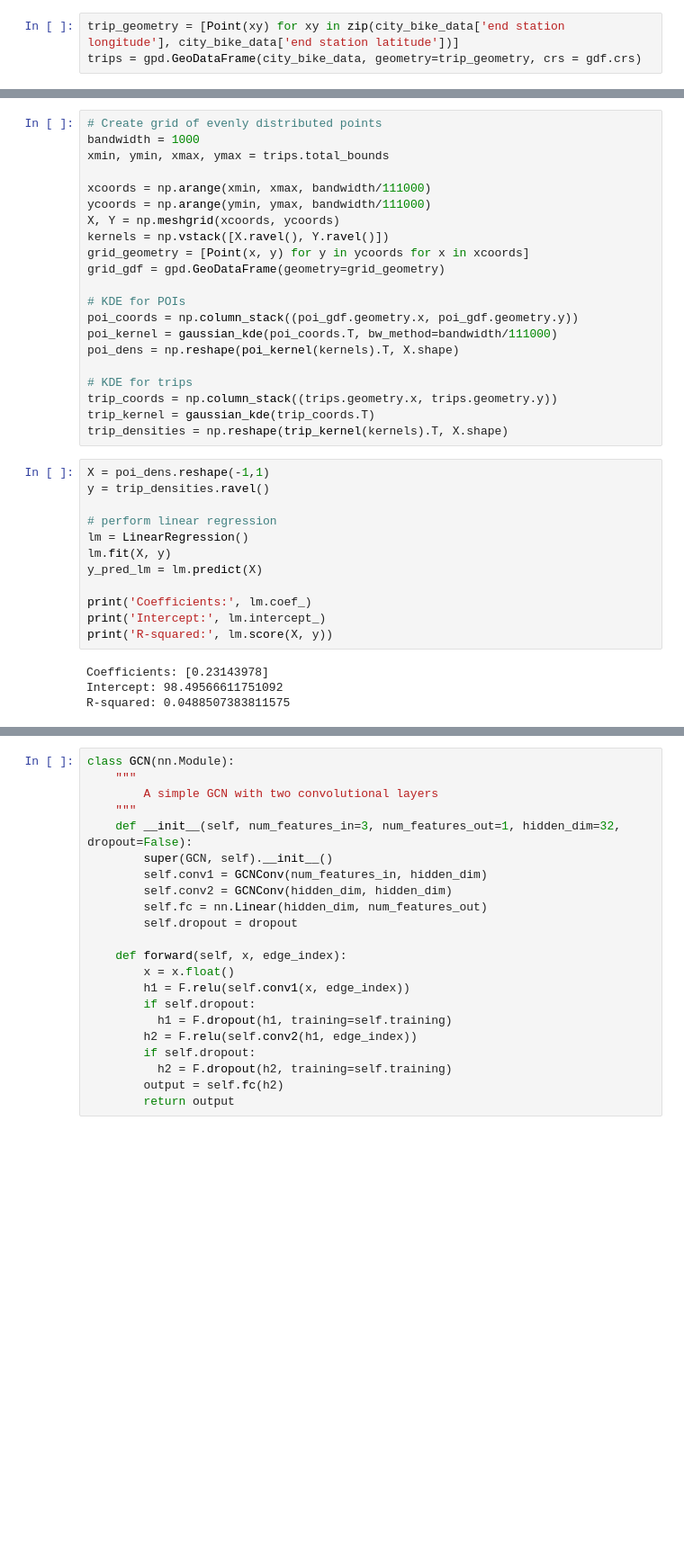
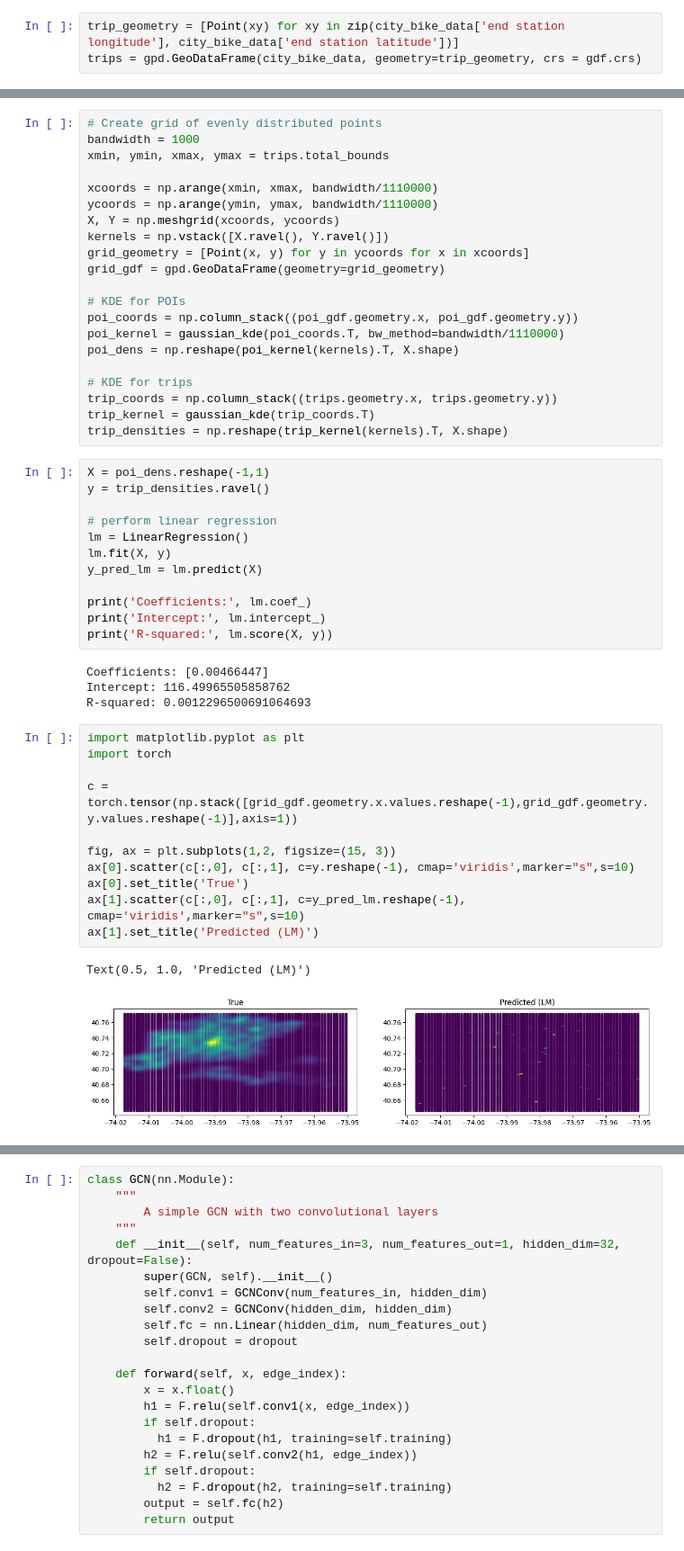
Before and after one commit to ColeDixon78/ML-Projects, a Jupyter notebook: Bike_share_project/NYC_biking.ipynb, the cells around one changed output, grey strips where cells are left out. Shown at 90% size. Cells and saved outputs as stored; diff of their text form; blank space fills up the shorter version.

```diff
--- a/Bike_share_project/NYC_biking.ipynb
+++ b/Bike_share_project/NYC_biking.ipynb
@@ -232,8 +239,8 @@ trips = gpd.GeoDataFrame(city_bike_data, geometry=trip_geometry, crs = gdf.crs)
 bandwidth = 1000
 xmin, ymin, xmax, ymax = trips.total_bounds
 
-xcoords = np.arange(xmin, xmax, bandwidth/111000)
-ycoords = np.arange(ymin, ymax, bandwidth/111000)
+xcoords = np.arange(xmin, xmax, bandwidth/1110000)
+ycoords = np.arange(ymin, ymax, bandwidth/1110000)
 X, Y = np.meshgrid(xcoords, ycoords)
 kernels = np.vstack([X.ravel(), Y.ravel()])
 grid_geometry = [Point(x, y) for y in ycoords for x in xcoords]
@@ -241,7 +248,7 @@ grid_gdf = gpd.GeoDataFrame(geometry=grid_geometry)
 
 # KDE for POIs
 poi_coords = np.column_stack((poi_gdf.geometry.x, poi_gdf.geometry.y))
-poi_kernel = gaussian_kde(poi_coords.T, bw_method=bandwidth/111000)
+poi_kernel = gaussian_kde(poi_coords.T, bw_method=bandwidth/1110000)
 poi_dens = np.reshape(poi_kernel(kernels).T, X.shape)
 
 # KDE for trips
@@ -261,6 +268,20 @@ print('Coefficients:', lm.coef_)
 print('Intercept:', lm.intercept_)
 print('R-squared:', lm.score(X, y))
 # %% [output]
-Coefficients: [0.23143978]
-Intercept: 98.49566611751092
-R-squared: 0.0488507383811575
+Coefficients: [0.00466447]
+Intercept: 116.49965505858762
+R-squared: 0.0012296500691064693
+# %%
+import matplotlib.pyplot as plt
+import torch
+
+c = torch.tensor(np.stack([grid_gdf.geometry.x.values.reshape(-1),grid_gdf.geometry.y.values.reshape(-1)],axis=1))
+
+fig, ax = plt.subplots(1,2, figsize=(15, 3))
+ax[0].scatter(c[:,0], c[:,1], c=y.reshape(-1), cmap='viridis',marker="s",s=10)
+ax[0].set_title('True')
+ax[1].scatter(c[:,0], c[:,1], c=y_pred_lm.reshape(-1), cmap='viridis',marker="s",s=10)
+ax[1].set_title('Predicted (LM)')
+# %% [output]
+Text(0.5, 1.0, 'Predicted (LM)')
+[figure, added]
```
Also changed, not shown: parts of 15 cells of this notebook.
